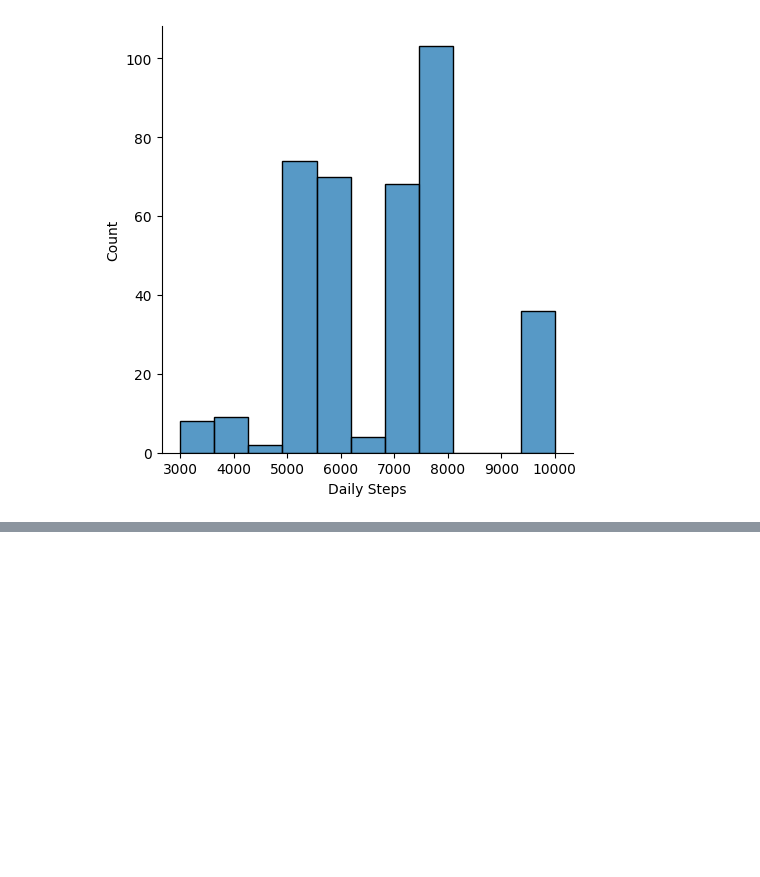
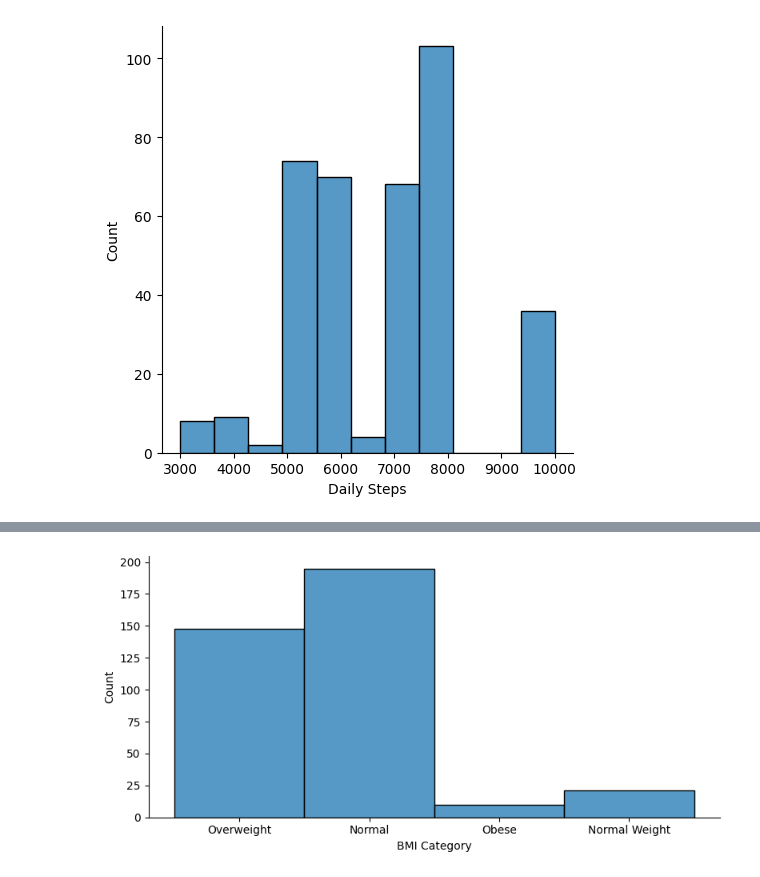
Before and after one commit to HMBinara/ML_Project, a Jupyter notebook: Health_&_Fitness_Improvement_Predictor.ipynb, the cells around one changed output, grey strips where cells are left out. Cells and saved outputs as stored; diff of their text form; code cells hidden in the pictures; blank space fills up the shorter version.

```diff
--- a/Health_&_Fitness_Improvement_Predictor.ipynb
+++ b/Health_&_Fitness_Improvement_Predictor.ipynb
@@ -216,0 +238,6 @@ plt.show()
+# %%
+#BMI Category
+sns.displot(data['BMI Category'], height=4, aspect=2)
+plt.show()
+# %% [output]
+[figure, added]
```
Also changed, not shown: parts of 19 cells of this notebook.
